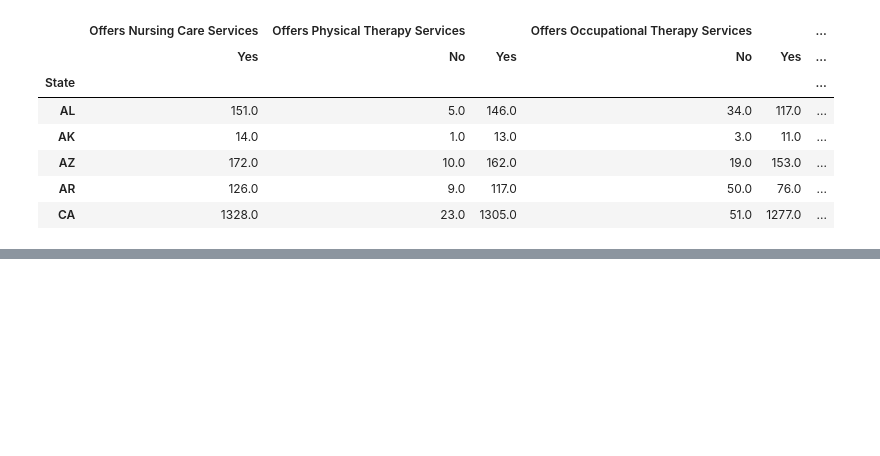
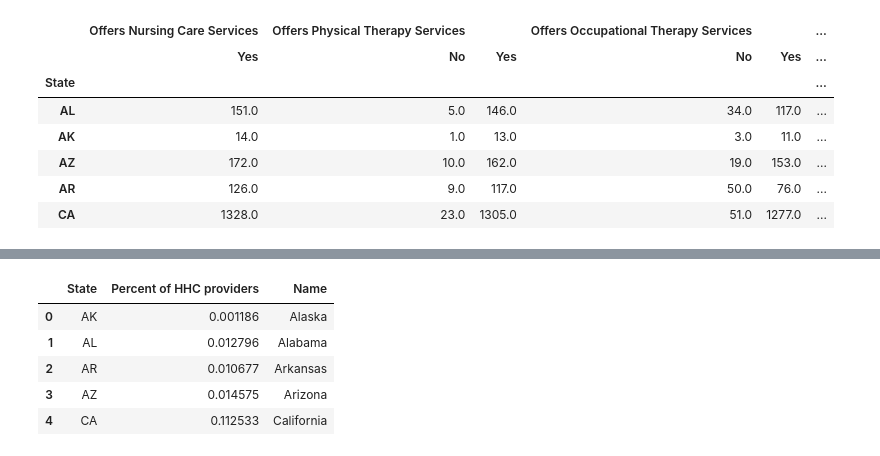
Before and after one commit to ambigus9/hha_analytics, a Jupyter notebook: Analisis descriptivo.ipynb, the cells around one changed output, grey strips where cells are left out. Saved outputs shown, nothing was run; the diff lists cells and outputs as text; code cells hidden in the pictures; blank space fills up the shorter version.

```diff
--- a/Analisis descriptivo.ipynb
+++ b/Analisis descriptivo.ipynb
@@ -247,0 +249,2 @@ ok
+# %%
+temp = HHCACHPS_PRVDR.groupby('State').count().iloc[:,0] / HHCACHPS_PRVDR.groupby('State').count().iloc[:,0].sum()
@@ -247,0 +271,4 @@ ok
+# %%
+temp_ = pd.merge(temp.reset_index(),hhc_state[['State','Name']])
+# %%
+temp_.rename(columns={ temp_.columns[1]: "Percent of HHC providers"}, inplace=True)
@@ -247,0 +277,9 @@ ok
+# %%
+temp_.head()
+# %% [output]
+|  | State | Percent of HHC providers | Name |
+| 0 | AK | 0.001186 | Alaska |
+| 1 | AL | 0.012796 | Alabama |
+| 2 | AR | 0.010677 | Arkansas |
+| 3 | AZ | 0.014575 | Arizona |
+| 4 | CA | 0.112533 | California |
```
Also changed, not shown: parts of 8 cells of this notebook, 1 other file.
